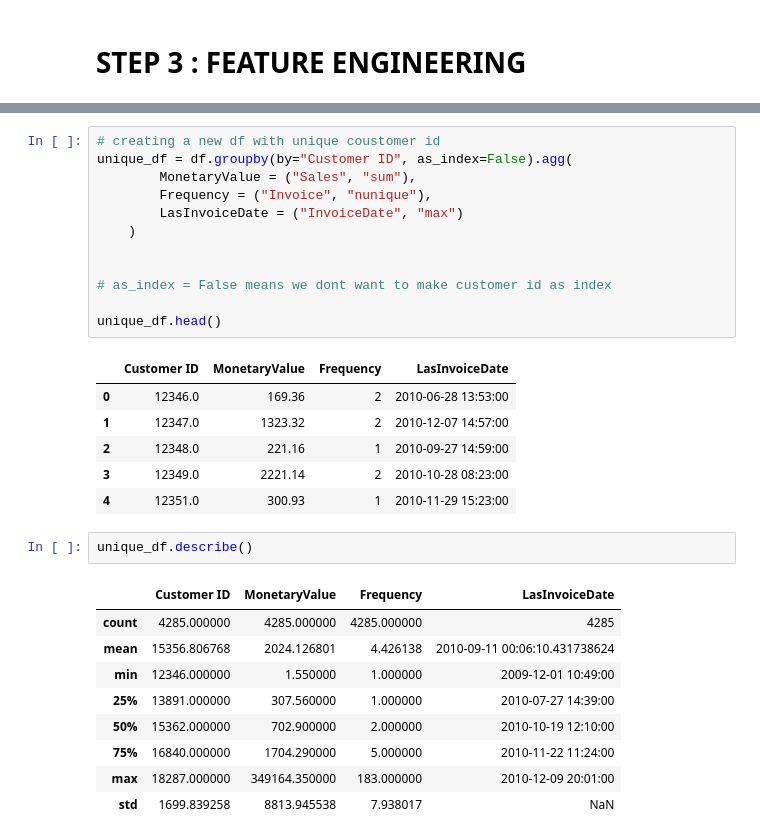
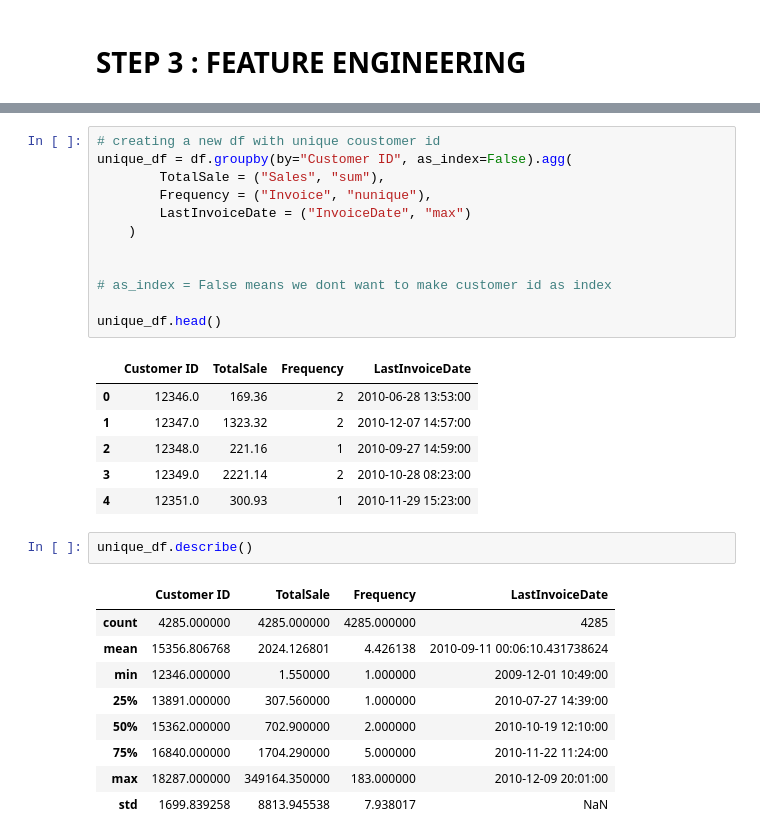
Before and after one commit to pradhans369/Python_and_Data_Science, a Jupyter notebook: 0 ML practice/14_1.ipynb, the cells around one changed output, grey strips where cells are left out. Cells and saved outputs as stored; diff of their text form.

```diff
--- a/0 ML practice/14_1.ipynb
+++ b/0 ML practice/14_1.ipynb
@@ -40,17 +40,17 @@ df.head()
 # %%
 # creating a new df with unique coustomer id
 unique_df = df.groupby(by="Customer ID", as_index=False).agg(
-        MonetaryValue = ("Sales", "sum"),
+        TotalSale = ("Sales", "sum"),
         Frequency = ("Invoice", "nunique"),
-        LasInvoiceDate = ("InvoiceDate", "max")
+        LastInvoiceDate = ("InvoiceDate", "max")
     )
 
 
 # as_index = False means we dont want to make customer id as index
 
 unique_df.head()
 # %% [output]
-|  | Customer ID | MonetaryValue | Frequency | LasInvoiceDate |
+|  | Customer ID | TotalSale | Frequency | LastInvoiceDate |
 | 0 | 12346.0 | 169.36 | 2 | 2010-06-28 13:53:00 |
 | 1 | 12347.0 | 1323.32 | 2 | 2010-12-07 14:57:00 |
 | 2 | 12348.0 | 221.16 | 1 | 2010-09-27 14:59:00 |
@@ -59,7 +59,7 @@ unique_df.head()
 # %%
 unique_df.describe()
 # %% [output]
-|  | Customer ID | MonetaryValue | Frequency | LasInvoiceDate |
+|  | Customer ID | TotalSale | Frequency | LastInvoiceDate |
 | count | 4285.000000 | 4285.000000 | 4285.000000 | 4285 |
 | mean | 15356.806768 | 2024.126801 | 4.426138 | 2010-09-11 00:06:10.431738624 |
 | min | 12346.000000 | 1.550000 | 1.000000 | 2009-12-01 10:49:00 |
```
Also changed, not shown: parts of 4 cells of this notebook, 2 other files.
